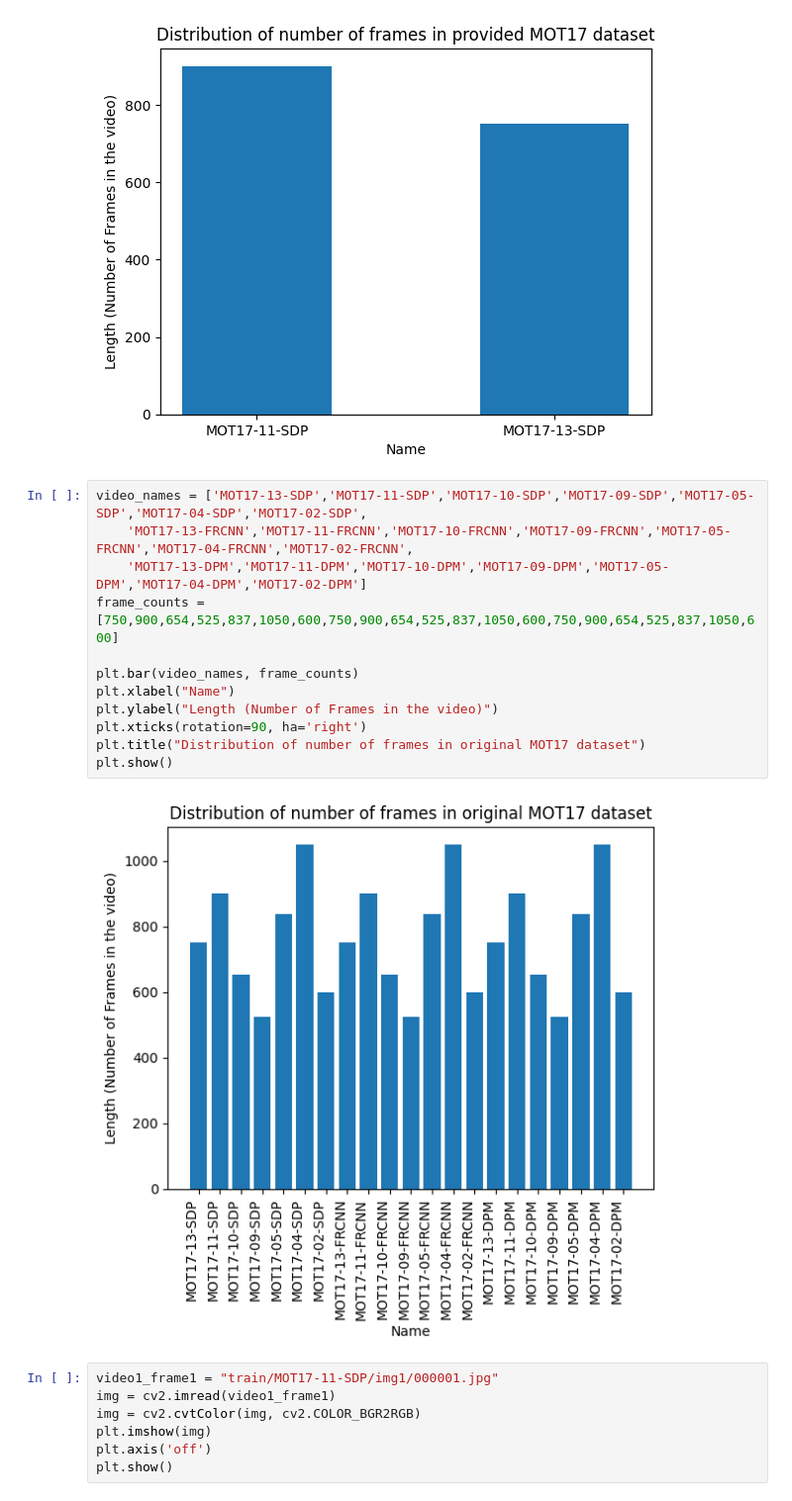
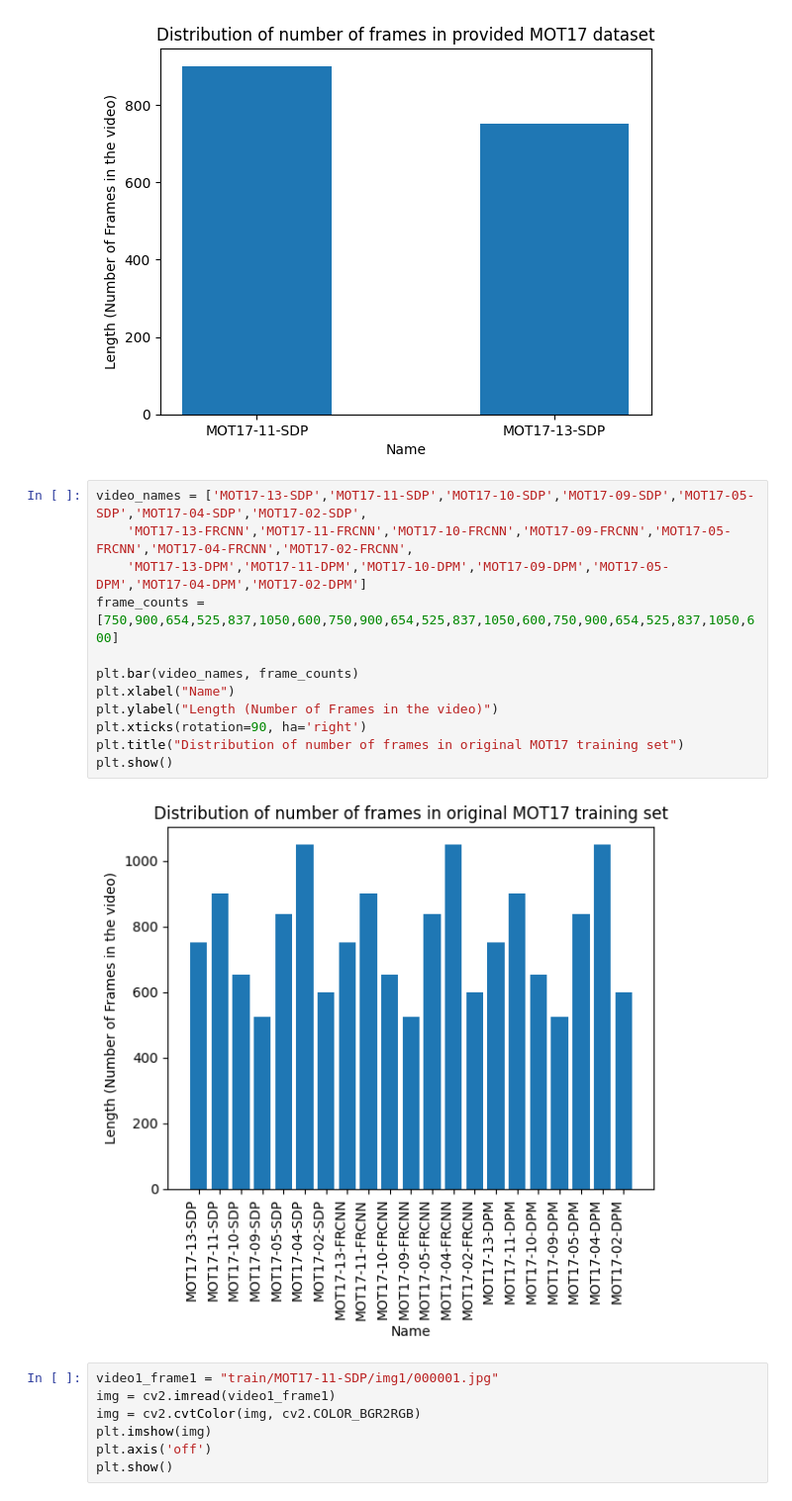
Before and after one commit to rahisenpai/CSE344-CV, a Jupyter notebook: assignment1/Tracking/tracking.ipynb, the cells around one changed output. Shown at 99% size. Cells and saved outputs as stored; diff of their text form.

```diff
--- a/assignment1/Tracking/tracking.ipynb
+++ b/assignment1/Tracking/tracking.ipynb
@@ -34,17 +34,17 @@ plt.show()
 # %%
 video_names = ['MOT17-13-SDP','MOT17-11-SDP','MOT17-10-SDP','MOT17-09-SDP','MOT17-05-SDP','MOT17-04-SDP','MOT17-02-SDP',
     'MOT17-13-FRCNN','MOT17-11-FRCNN','MOT17-10-FRCNN','MOT17-09-FRCNN','MOT17-05-FRCNN','MOT17-04-FRCNN','MOT17-02-FRCNN',
     'MOT17-13-DPM','MOT17-11-DPM','MOT17-10-DPM','MOT17-09-DPM','MOT17-05-DPM','MOT17-04-DPM','MOT17-02-DPM']
 frame_counts = [750,900,654,525,837,1050,600,750,900,654,525,837,1050,600,750,900,654,525,837,1050,600]
 
 plt.bar(video_names, frame_counts)
 plt.xlabel("Name")
 plt.ylabel("Length (Number of Frames in the video)")
 plt.xticks(rotation=90, ha='right')
-plt.title("Distribution of number of frames in original MOT17 dataset")
+plt.title("Distribution of number of frames in original MOT17 training set")
 plt.show()
 # %% [output]
-[figure, old version]
+[figure, new version]
 # %%
 video1_frame1 = "train/MOT17-11-SDP/img1/000001.jpg"
 img = cv2.imread(video1_frame1)
```
Also changed, not shown: parts of 2 cells of this notebook, 1 other file.
